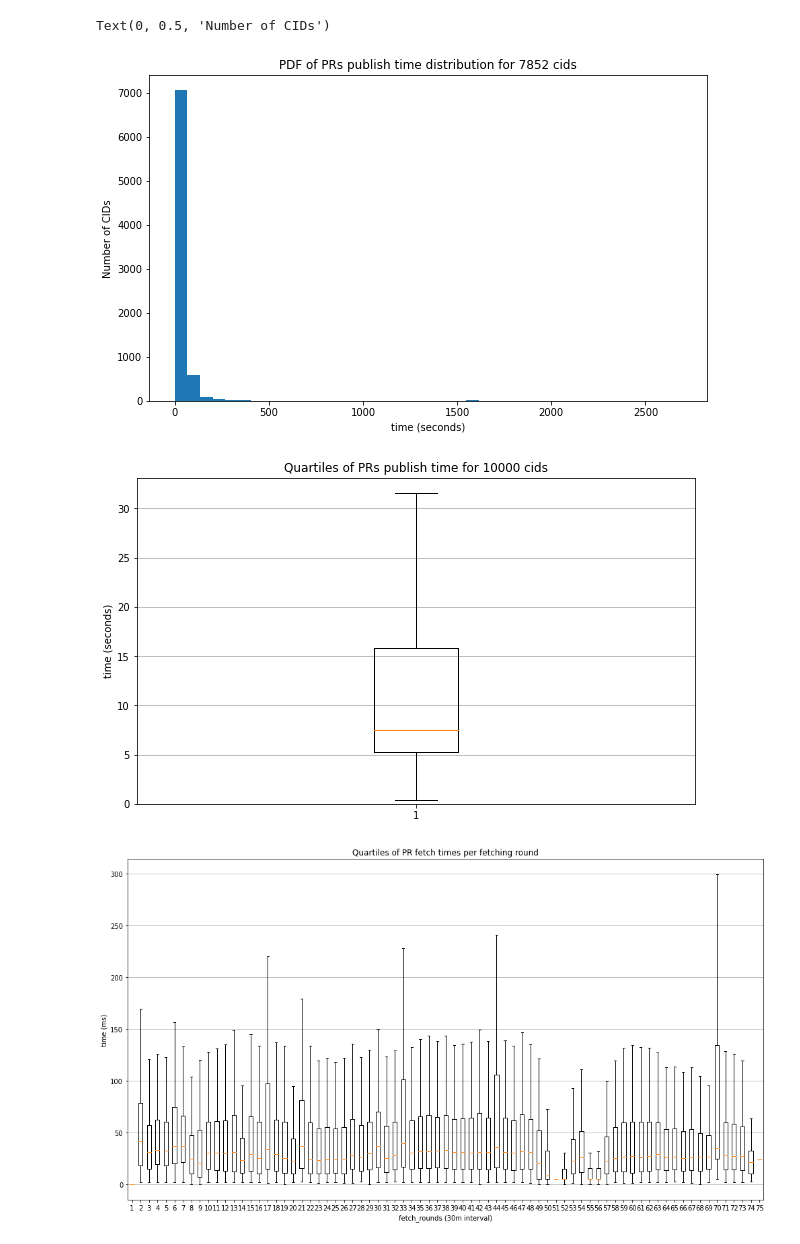
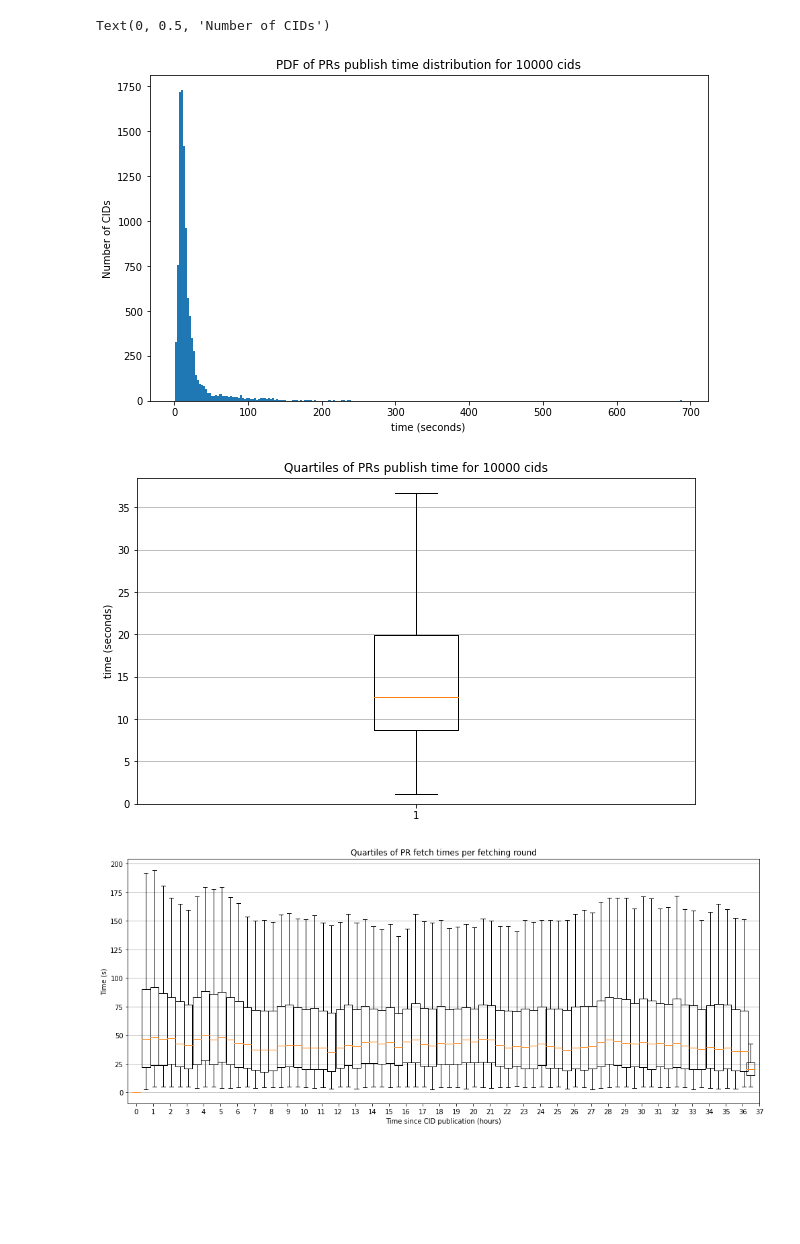
Before and after one commit to cortze/ipfs-cid-hoarder, a Jupyter notebook: analyzer/cid_hoarder_analyzer.ipynb, the cells around one changed output. Saved outputs shown, nothing was run; the diff lists cells and outputs as text; code cells hidden in the pictures; blank space fills up the shorter version.

```diff
--- a/analyzer/cid_hoarder_analyzer.ipynb
+++ b/analyzer/cid_hoarder_analyzer.ipynb
@@ -14,7 +14,7 @@ plt.rcParams["figure.figsize"] = (10, 6)
 db_con = psycopg2.connect(
     host="localhost",
     port="5432",
-    database="cid_hoarder_test",
+    database="cid_hoarder_n10k_k20_3",
     user="hoarder",
     password="password")
 # %%
@@ -22,22 +50,11 @@ db_con = psycopg2.connect(
 # %%
 # Get the number of successfull ADD_PR
 pobj = pd.read_sql_query(f"""
-select success_att, count(success_att) from fetch_results
-where ping_round=0 group by success_att order by success_att ASC""", db_con)
-
-suc_cdf = np.cumsum(pobj['count'])
-suc_cdf = suc_cdf/(suc_cdf[len(suc_cdf)-1])
+select success_att from fetch_results where ping_round=0 order by success_att ASC""", db_con)
 
 per_1 = {'smalest_value': 0.0, 'x': 0.0}
 
-for i, item in enumerate(suc_cdf):
-    if item >= 0.01:
-        per_1['smales_value'] = item
-        per_1['x'] = pobj['success_att'][i]
-        break
-
-
-plt.plot(pobj["success_att"],suc_cdf)
+plt.plot(pobj["success_att"], np.linspace(0, 1, len(pobj)))
 plt.title("CDF of successful PR holders from initial ADD_PROVIDE method")
 plt.xlabel("Successful PR holders")
 plt.ylabel(f"CDF (total of {len(cids)})")
@@ -48,8 +65,5 @@ plt.text(pobj.iloc[len(pobj)-1]['success_att'], 0.525, 'percentile 50', ha='righ
 plt.hlines(y=[0.90], xmin=pobj.iloc[0]['success_att'], xmax=pobj.iloc[len(pobj)-1]['success_att'], color='r', linestyle='-', label='50%')
 plt.text(pobj.iloc[0]['success_att']-0.1, 0.925, 'percentile 90', ha='left', va='center', color='r')
 
-plt.vlines(x=per_1['x'], ymin=0, ymax=1, linestyle='--', color='b')
-plt.text(per_1['x']+0.1, 1, '1%', ha='left', va='center', color='b')
-
 plt.grid()
 # %% [output]
@@ -84,16 +94,13 @@ plt.grid()
 # %%
-plt.hist(pobj['provide_time'], density=False, bins=40)
+plt.hist(pobj['provide_time'], density=False, bins=256)
 plt.title(f'PDF of PRs publish time distribution for {len(pobj)} cids')
 plt.xlabel("time (seconds)")
 plt.ylabel(f"Number of CIDs")
 # %% [output]
 Text(0, 0.5, 'Number of CIDs')
-[figure, old version]
+[figure, new version]
 # %%
 # Quartiles of time to execute IPFS DHT Provide method
-pobj = pd.read_sql_query("select provide_time from cid_info order by provide_time ASC", db_con)
-
-pobj["provide_time"] /= 1000 # convert to secods
 
 fig, ax = plt.subplots()
 ax.boxplot(pobj["provide_time"], showfliers=False)
@@ -102,30 +109,38 @@ ax.set_ylim(bottom=0) #, top=pobj.iloc[len(pobj)-1]
 plt.title(f'Quartiles of PRs publish time for {len(pobj)} cids')
 plt.grid(axis='y')
 # %% [output]
-[figure, old version]
+[figure, new version]
 # %%
 # Get the time to ping PR Holders
 
 # Get the number of rounds that we hoarded
 pobj = pd.read_sql_query("select ping_round from fetch_results group by ping_round order by ping_round ASC", db_con)
 
 fetch_time_dist = []
+hours_dist = []
 # Get the distribution for each of the rounds
 for i, row in pobj.iterrows():
-    fpd_round_ftime = pd.read_sql_query(f'select fetch_duration from fetch_results where ping_round={row["ping_round"]}', db_con)
+    fpd_round_ftime = pd.read_sql_query(f'select cid_hash, fetch_time, fetch_duration from fetch_results where ping_round={row["ping_round"]} order by cid_hash', db_con)
     fetch_time_dist.append(fpd_round_ftime['fetch_duration'] / 1000 ) # convert to secs
 
-# TODO: remove zeros?
+    fpd_round_ftime['time of pub'] = (fpd_round_ftime['fetch_time'] - pub_times['gen_time']) / 3600 # get the hours since publish time
+    pp = fpd_round_ftime['time of pub'].to_numpy()
+    hours_dist.append(np.median(pp))
 
 fig, ax = plt.subplots()
-ax.boxplot(fetch_time_dist, showfliers=False)
-ax.set_xlabel("fetch_rounds (30m interval)") # TODO: hardcoded to 30 mins?
-ax.set_ylabel("time (ms)")
-ax.figure.set_size_inches(14, 8)
+ax.figure.set_size_inches(14, 6)
+ax.boxplot(fetch_time_dist, positions=hours_dist, showfliers=False)
+ax.set_xlabel("Time since CID publication (hours)")
+
+# set net xticks to int hours
+ticks = np.arange(np.round(hours_dist[-1])+2)
+ax.set_xticks(ticks, ticks.astype(int))
+ax.set_ylabel("Time (s)")
+
 plt.title("Quartiles of PR fetch times per fetching round")
 plt.grid(axis='y')
 plt.tight_layout()
 plt.show()
 # %% [output]
-[figure, old version]
+[figure, new version]
 # %%
```
Also changed, not shown: parts of 13 cells of this notebook, 4 other files.
